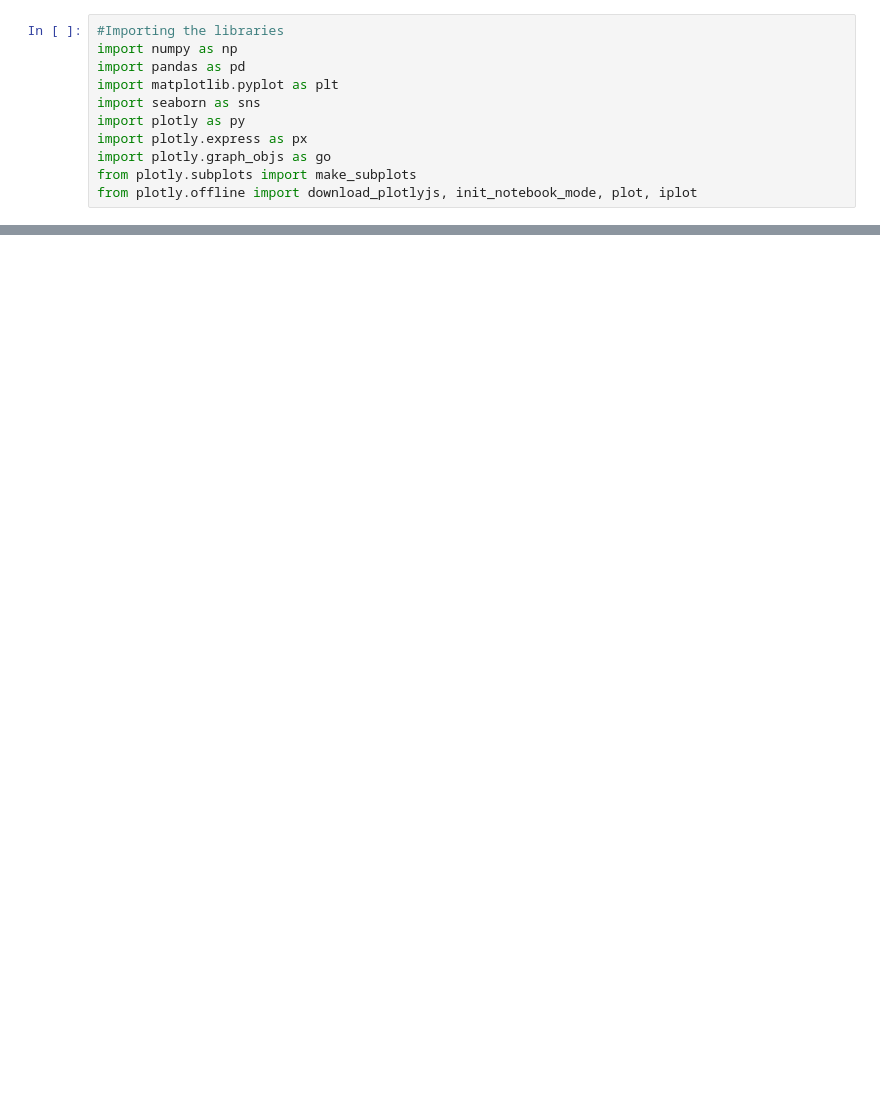
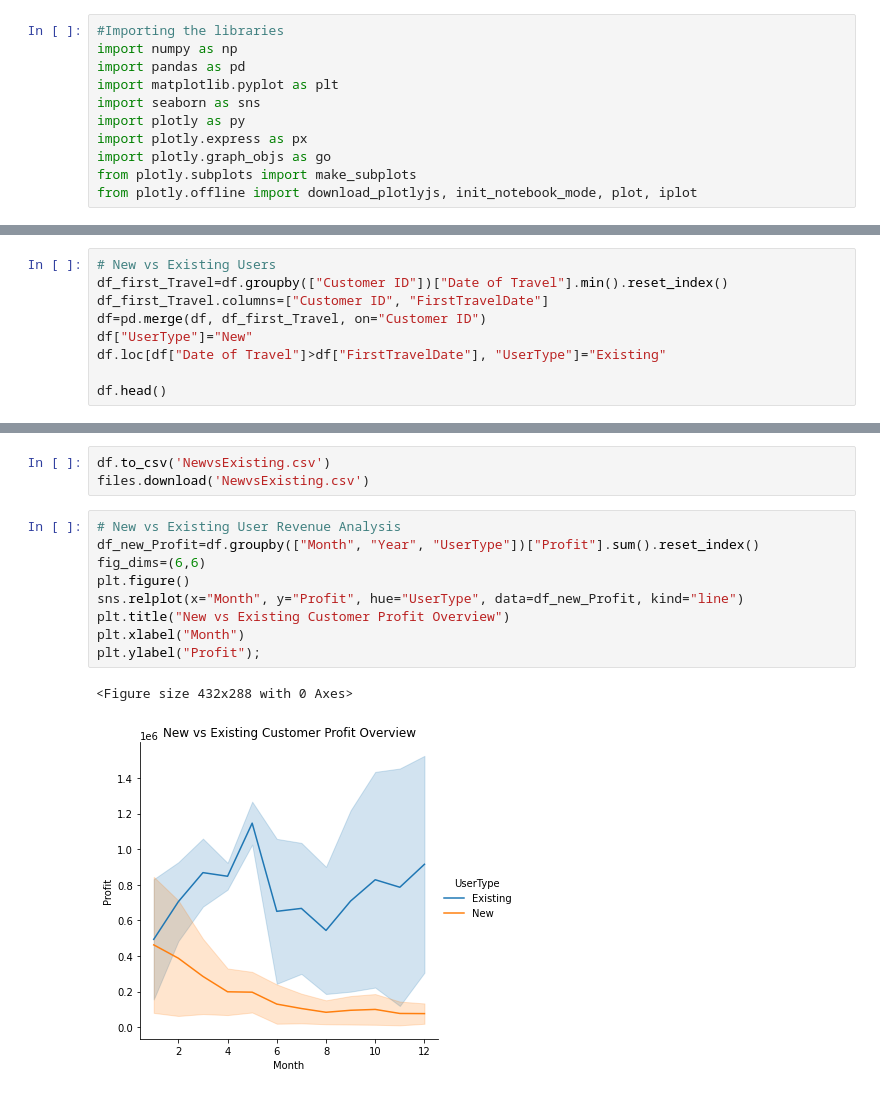
Before and after one commit to Jaeljane/Data-Glacier, a Jupyter notebook: Insight_for_Cab_Investment_firm.ipynb, the cells around one changed output, grey strips where cells are left out. Drawn from its saved outputs; the diff is of its cells as text; blank space fills up the shorter version.

```diff
--- a/Insight_for_Cab_Investment_firm.ipynb
+++ b/Insight_for_Cab_Investment_firm.ipynb
@@ -189,0 +73,9 @@ Pass the following variables as keyword args: x, y. From version 0.12, the only
+# %%
+# New vs Existing Users
+df_first_Travel=df.groupby(["Customer ID"])["Date of Travel"].min().reset_index()
+df_first_Travel.columns=["Customer ID", "FirstTravelDate"]
+df=pd.merge(df, df_first_Travel, on="Customer ID")
+df["UserType"]="New"
+df.loc[df["Date of Travel"]>df["FirstTravelDate"], "UserType"]="Existing"
+
+df.head()
@@ -189,0 +89,15 @@ Pass the following variables as keyword args: x, y. From version 0.12, the only
+# %%
+df.to_csv('NewvsExisting.csv')
+files.download('NewvsExisting.csv')
+# %%
+# New vs Existing User Revenue Analysis
+df_new_Profit=df.groupby(["Month", "Year", "UserType"])["Profit"].sum().reset_index()
+fig_dims=(6,6)
+plt.figure()
+sns.relplot(x="Month", y="Profit", hue="UserType", data=df_new_Profit, kind="line")
+plt.title("New vs Existing Customer Profit Overview")
+plt.xlabel("Month")
+plt.ylabel("Profit");
+# %% [output]
+<Figure size 432x288 with 0 Axes>
+[figure, added]
```
Also changed, not shown: parts of 41 cells of this notebook.
